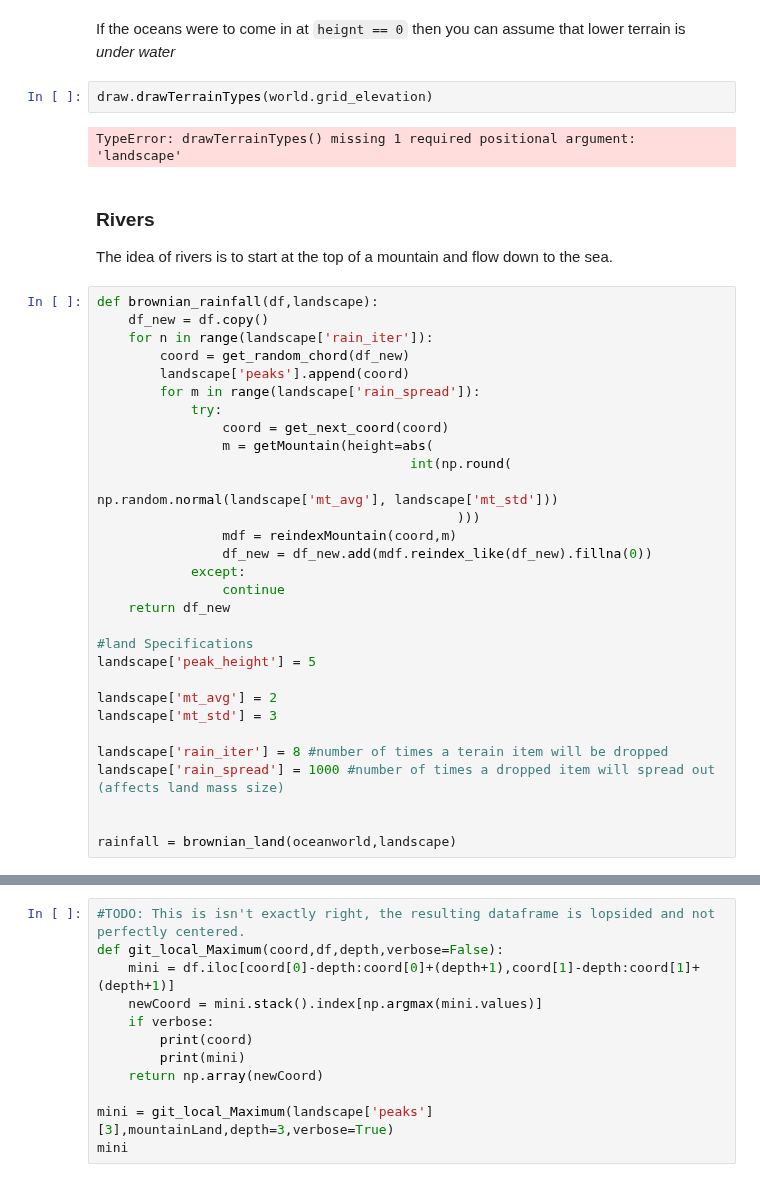
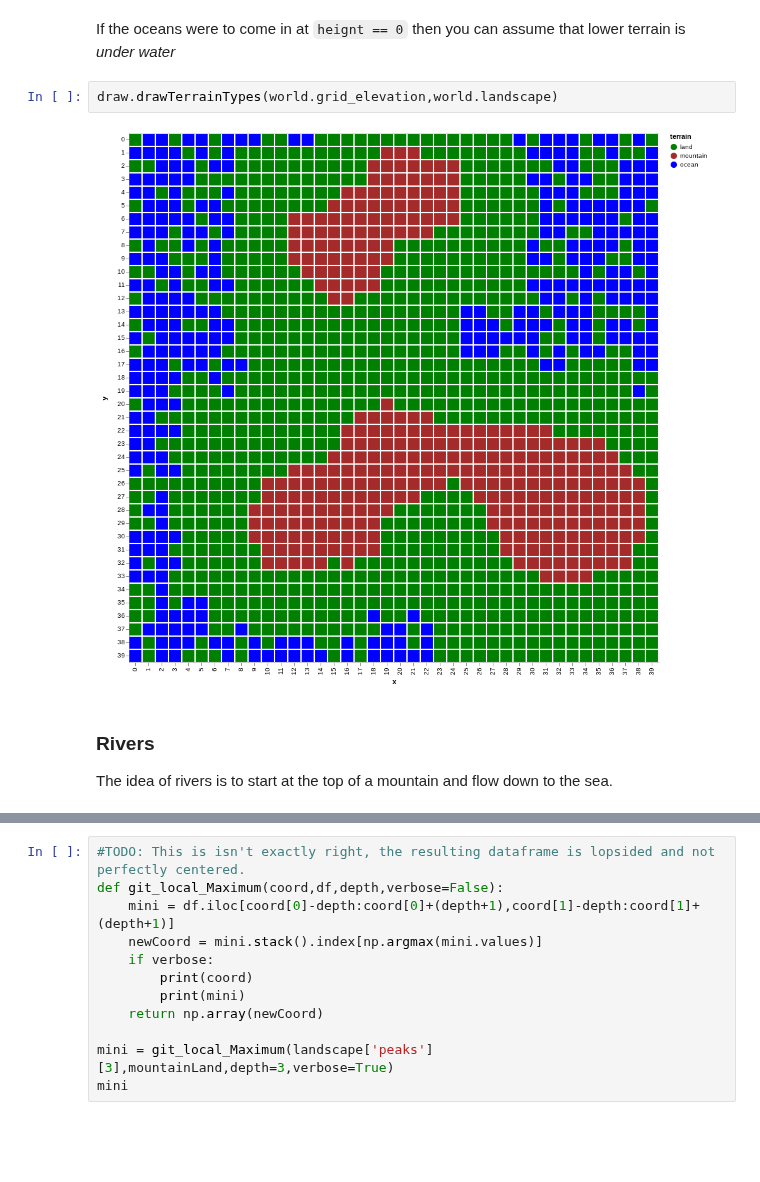
Before and after one commit to BillmanH/dsadventure, a Jupyter notebook: notebooks/1 Mountains_Oceans_and_Rainfall.ipynb, the cells around one changed output, grey strips where cells are left out. Drawn from its saved outputs; the diff is of its cells as text; blank space fills up the shorter version.

```diff
--- a/notebooks/1 Mountains_Oceans_and_Rainfall.ipynb
+++ b/notebooks/1 Mountains_Oceans_and_Rainfall.ipynb
@@ -95,40 +96,10 @@ Now that's starting to look like land. The shapes come out really map-like. Comp
 # %% [markdown]
 If the oceans were to come in at `heignt == 0` then you can assume that lower terrain is _under water_
 # %%
-draw.drawTerrainTypes(world.grid_elevation)
+draw.drawTerrainTypes(world.grid_elevation,world.landscape)
 # %% [output]
-TypeError: drawTerrainTypes() missing 1 required positional argument: 'landscape'
+[figure, added]
 # %% [markdown]
 ### Rivers
 
 The idea of rivers is to start at the top of a mountain and flow down to the sea.
-# %%
-def brownian_rainfall(df,landscape):
-    df_new = df.copy()
-    for n in range(landscape['rain_iter']):
-        coord = get_random_chord(df_new)
-        landscape['peaks'].append(coord)
-        for m in range(landscape['rain_spread']):
-            try:
-                coord = get_next_coord(coord)
-                m = getMountain(height=abs(
-                                        int(np.round(
-                                            np.random.normal(landscape['mt_avg'], landscape['mt_std']))
-                                              )))
-                mdf = reindexMountain(coord,m)
-                df_new = df_new.add(mdf.reindex_like(df_new).fillna(0))
-            except:
-                continue
-    return df_new
-
-#land Specifications
-landscape['peak_height'] = 5
-
-landscape['mt_avg'] = 2
-landscape['mt_std'] = 3
-
-landscape['rain_iter'] = 8 #number of times a terain item will be dropped
-landscape['rain_spread'] = 1000 #number of times a dropped item will spread out (affects land mass size)
-
-
-rainfall = brownian_land(oceanworld,landscape)
```
Also changed, not shown: parts of 12 cells of this notebook, 3 other files.
